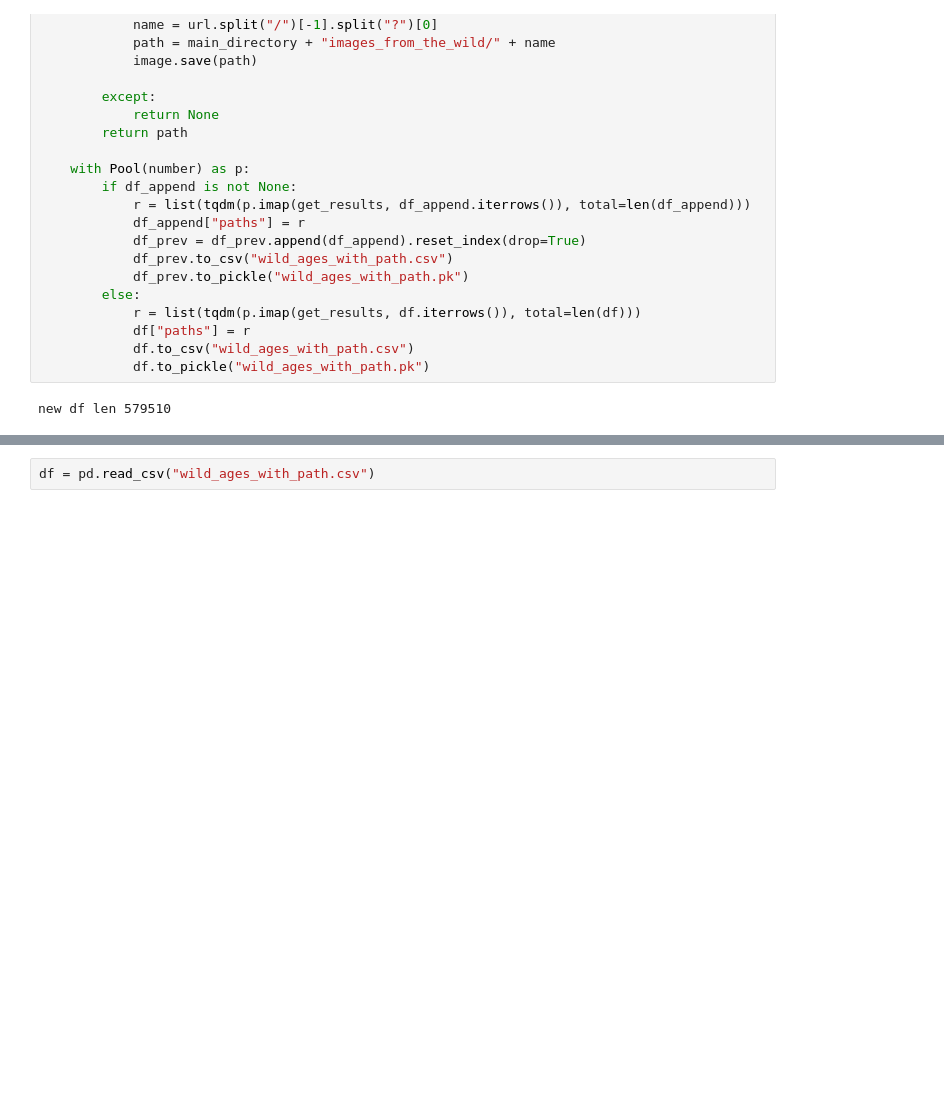
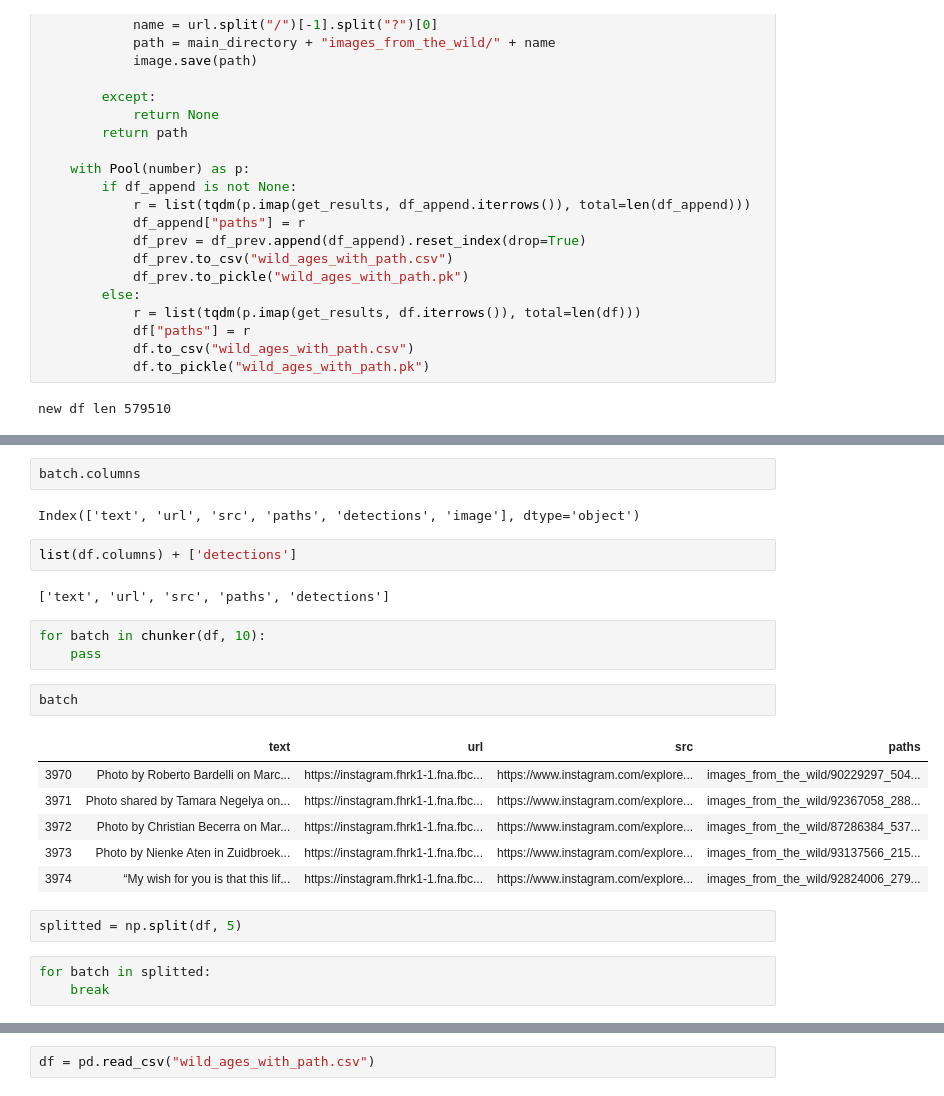
Before and after one commit to shpq/utils, a Jupyter notebook: training/age/ages_from_the_wild/detections_vis.ipynb, the cells around one changed output, grey strips where cells are left out. Drawn from its saved outputs; the diff is of its cells as text; blank space fills up the shorter version.

Commit message:
batched detect

```diff
--- a/training/age/ages_from_the_wild/detections_vis.ipynb
+++ b/training/age/ages_from_the_wild/detections_vis.ipynb
@@ -325,0 +370,25 @@ KeyboardInterrupt:
+# %%
+batch.columns
+# %% [output]
+Index(['text', 'url', 'src', 'paths', 'detections', 'image'], dtype='object')
+# %%
+list(df.columns) + ['detections']
+# %% [output]
+['text', 'url', 'src', 'paths', 'detections']
+# %%
+for batch in chunker(df, 10):
+    pass
+# %%
+batch
+# %% [output]
+|  | text | url | src | paths |
+| 3970 | Photo by Roberto Bardelli on Marc... | https://instagram.fhrk1-1.fna.fbc... | https://www.instagram.com/explore... | images_from_the_wild/90229297_504... |
+| 3971 | Photo shared by Tamara Negelya on... | https://instagram.fhrk1-1.fna.fbc... | https://www.instagram.com/explore... | images_from_the_wild/92367058_288... |
+| 3972 | Photo by Christian Becerra on Mar... | https://instagram.fhrk1-1.fna.fbc... | https://www.instagram.com/explore... | images_from_the_wild/87286384_537... |
+| 3973 | Photo by Nienke Aten in Zuidbroek... | https://instagram.fhrk1-1.fna.fbc... | https://www.instagram.com/explore... | images_from_the_wild/93137566_215... |
+| 3974 | “My wish for you is that this lif... | https://instagram.fhrk1-1.fna.fbc... | https://www.instagram.com/explore... | images_from_the_wild/92824006_279... |
+# %%
+splitted = np.split(df, 5)
+# %%
+for batch in splitted:
+    break
```
Also changed, not shown: parts of 3 cells of this notebook, 1 other file.
